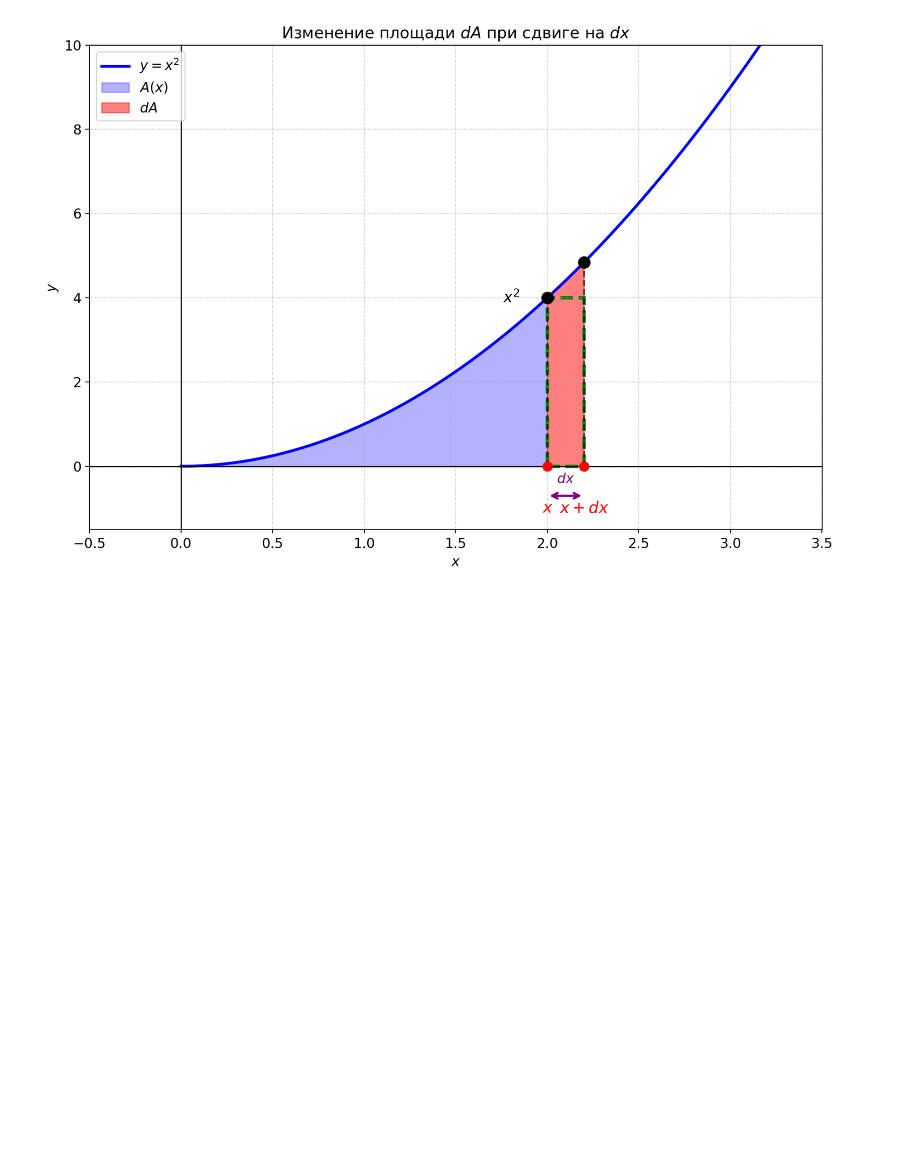
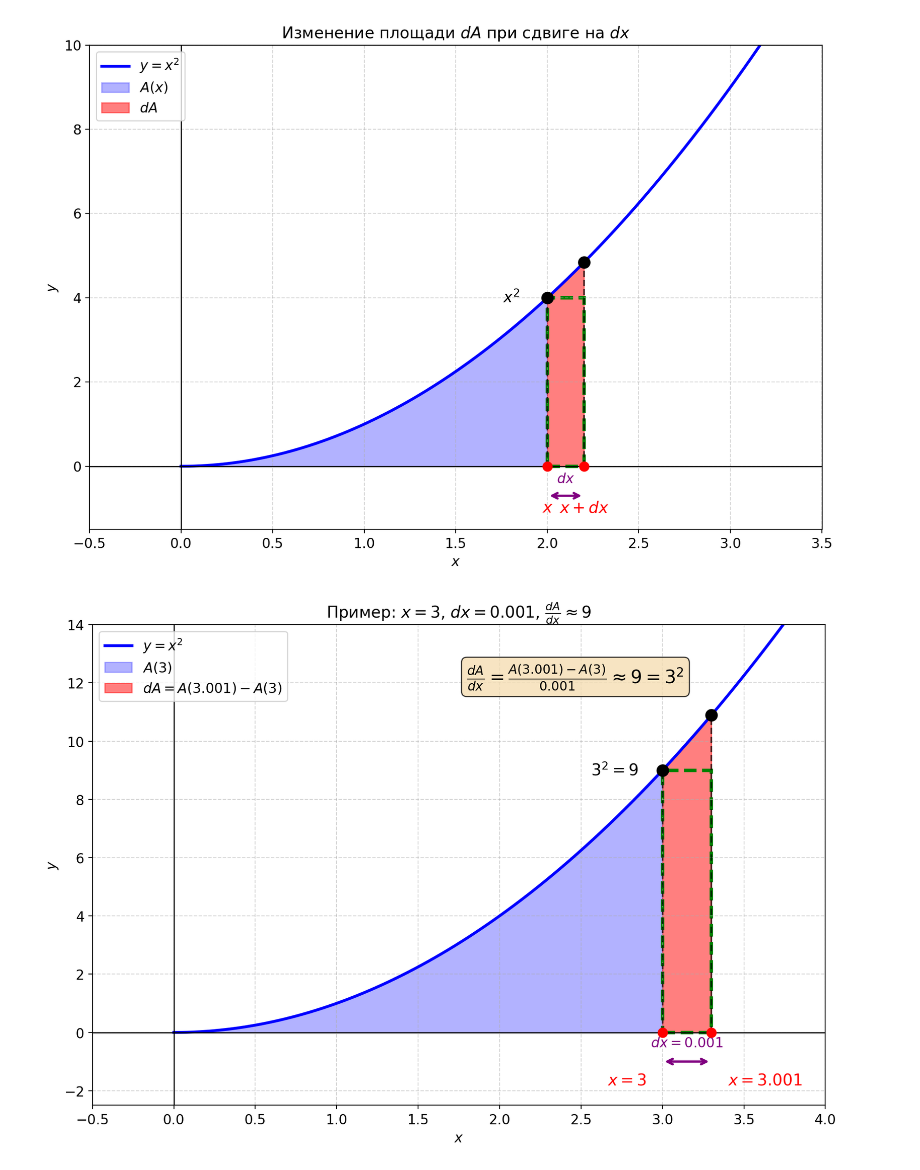
Before and after one commit to sabahtalateh/ainots, a Jupyter notebook: calculus/01-essense.ipynb, the cells around one changed output. Saved outputs shown, nothing was run; the diff lists cells and outputs as text; code cells hidden in the pictures; blank space fills up the shorter version.

```diff
--- a/calculus/01-essense.ipynb
+++ b/calculus/01-essense.ipynb
@@ -314,3 +314,68 @@ plt.tight_layout()
 plt.show()
 # %% [output]
 [figure]
+# %%
+# Конкретный пример: x = 3, dx = 0.001
+
+fig, ax = plt.subplots(figsize=(10, 7))
+
+def f(x):
+    return x**2
+
+x_val = 3  # точка x
+dx_val = 0.3  # для наглядности берём больше (на графике), но считаем для 0.001
+
+# === График: площадь A(x) под параболой ===
+x = np.linspace(0, 4, 500)
+ax.plot(x, f(x), 'b-', lw=2.5, label=r'$y = x^2$')
+
+# Закрашиваем площадь A(x)
+x_fill = np.linspace(0, x_val, 100)
+ax.fill_between(x_fill, 0, f(x_fill), alpha=0.3, color='blue', label=r'$A(3)$')
+
+# Закрашиваем добавку dA
+x_fill_da = np.linspace(x_val, x_val + dx_val, 100)
+ax.fill_between(x_fill_da, 0, f(x_fill_da), alpha=0.5, color='red', label=r'$dA = A(3.001) - A(3)$')
+
+# Прямоугольник-аппроксимация
+rect = plt.Rectangle((x_val, 0), dx_val, f(x_val), fill=False, ec='green', lw=3, linestyle='--')
+ax.add_patch(rect)
+
+# Вертикальные линии
+ax.plot([x_val, x_val], [0, f(x_val)], 'k--', lw=1.5, alpha=0.7)
+ax.plot([x_val + dx_val, x_val + dx_val], [0, f(x_val + dx_val)], 'k--', lw=1.5, alpha=0.7)
+
+# Точки
+ax.plot(x_val, f(x_val), 'ko', markersize=10, zorder=5)
+ax.plot(x_val + dx_val, f(x_val + dx_val), 'ko', markersize=10, zorder=5)
+ax.plot(x_val, 0, 'ro', markersize=8, zorder=5)
+ax.plot(x_val + dx_val, 0, 'ro', markersize=8, zorder=5)
+
+# Стрелка dx
+ax.annotate('', xy=(x_val + dx_val, -1), xytext=(x_val, -1),
+            arrowprops=dict(arrowstyle='<->', color='purple', lw=2))
+
+# Подписи
+ax.annotate(r'$x = 3$', (x_val - 0.1, -1.8), fontsize=14, ha='right', color='red')
+ax.annotate(r'$x = 3.001$', (x_val + dx_val + 0.1, -1.8), fontsize=14, ha='left', color='red')
+ax.annotate(r'$3^2 = 9$', (x_val - 0.15, f(x_val)), fontsize=14, ha='right', va='center')
+ax.annotate(r'$dx = 0.001$', (x_val + dx_val/2, -0.5), fontsize=12, ha='center', color='purple')
+
+# Текст с расчётом
+textstr = r'''$\frac{dA}{dx} = \frac{A(3.001) - A(3)}{0.001} \approx 9 = 3^2$'''
+ax.text(1.8, 12, textstr, fontsize=16, bbox=dict(boxstyle='round', facecolor='wheat', alpha=0.8))
+
+ax.axhline(y=0, color='black', lw=1)
+ax.axvline(x=0, color='black', lw=1)
+ax.set_xlim(-0.5, 4)
+ax.set_ylim(-2.5, 14)
+ax.set_xlabel(r'$x$')
+ax.set_ylabel(r'$y$')
+ax.set_title(r'Пример: $x = 3$, $dx = 0.001$, $\frac{dA}{dx} \approx 9$', fontsize=14)
+ax.legend(loc='upper left')
+ax.grid(True, linestyle='--', alpha=0.5)
+
+plt.tight_layout()
+plt.show()
+# %% [output]
+[figure, added]
```
Also changed, not shown: 2 other files.
